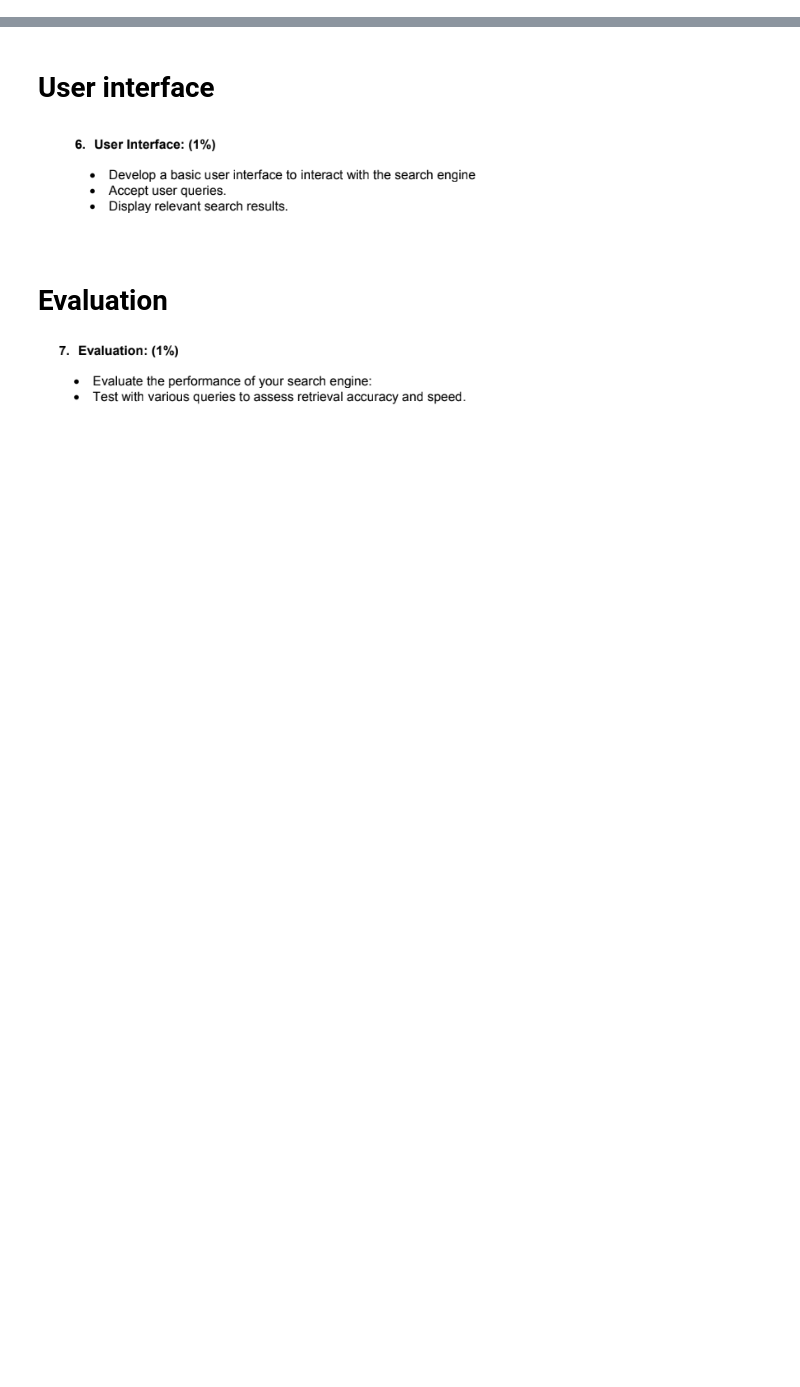
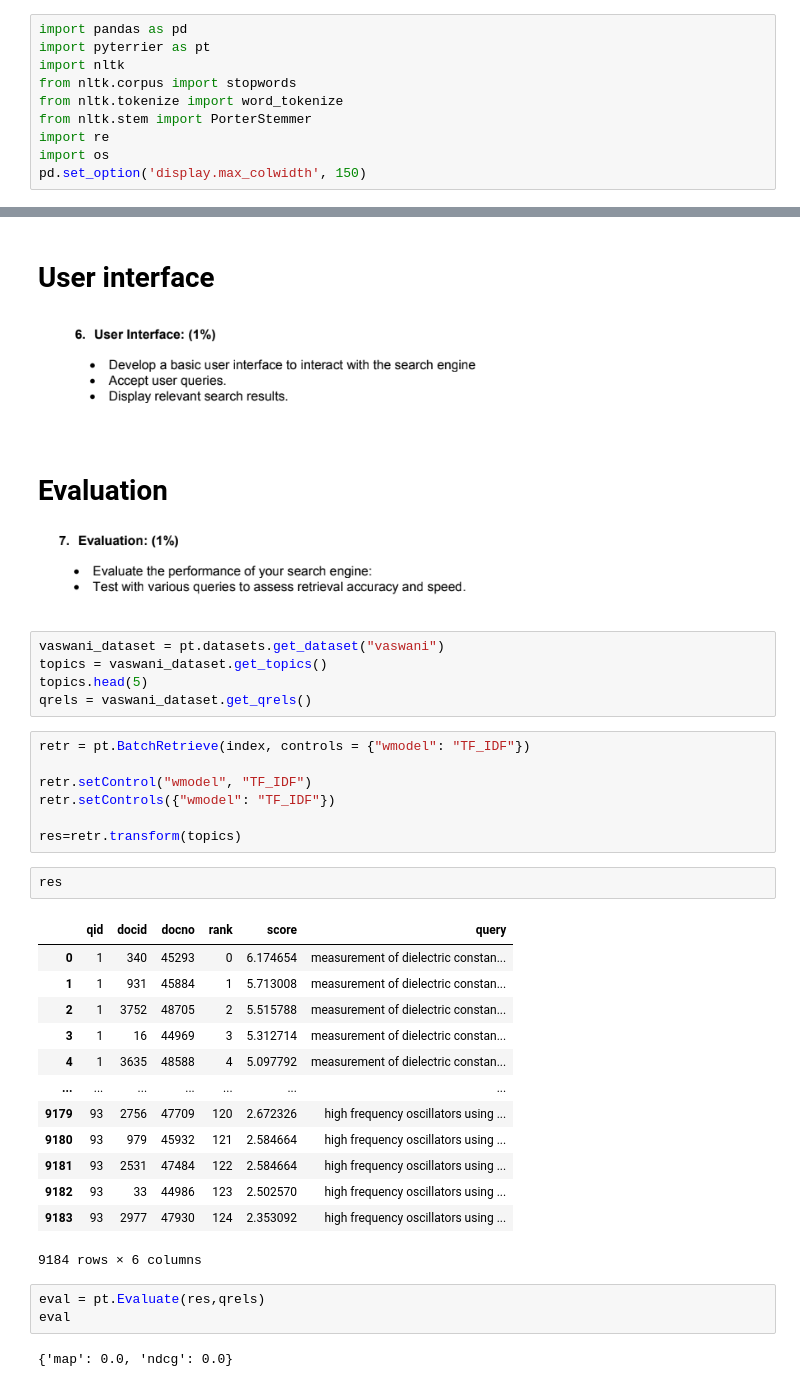
Before and after one commit to Bosy-Ayman/Basic-Search-Engine, a Jupyter notebook: Search_Engine.ipynb, the cells around one changed output, grey strips where cells are left out. Saved outputs shown, nothing was run; the diff lists cells and outputs as text; blank space fills up the shorter version.

```diff
--- a/Search_Engine.ipynb
+++ b/Search_Engine.ipynb
@@ -235,3 +246,13 @@ top_relevant
+# %%
+import pandas as pd
+import pyterrier as pt
+import nltk
+from nltk.corpus import stopwords
+from nltk.tokenize import word_tokenize
+from nltk.stem import PorterStemmer
+import re
+import os
+pd.set_option('display.max_colwidth', 150)
 # %% [markdown]
 # Query Expansion
 ![image.png](embedded-picture-1)
@@ -268,3 +294,36 @@ UnboundLocalError: local variable 'allennlp' referenced before assignment
 # %% [markdown]
 # Evaluation
 ![image.png](embedded-picture-1)
+# %%
+vaswani_dataset = pt.datasets.get_dataset("vaswani")
+topics = vaswani_dataset.get_topics()
+topics.head(5)
+qrels = vaswani_dataset.get_qrels()
+# %%
+retr = pt.BatchRetrieve(index, controls = {"wmodel": "TF_IDF"})
+
+retr.setControl("wmodel", "TF_IDF")
+retr.setControls({"wmodel": "TF_IDF"})
+
+res=retr.transform(topics)
+# %%
+res
+# %% [output]
+|  | qid | docid | docno | rank | score | query |
+| 0 | 1 | 340 | 45293 | 0 | 6.174654 | measurement of dielectric constan... |
+| 1 | 1 | 931 | 45884 | 1 | 5.713008 | measurement of dielectric constan... |
+| 2 | 1 | 3752 | 48705 | 2 | 5.515788 | measurement of dielectric constan... |
+| 3 | 1 | 16 | 44969 | 3 | 5.312714 | measurement of dielectric constan... |
+| 4 | 1 | 3635 | 48588 | 4 | 5.097792 | measurement of dielectric constan... |
+| ... | ... | ... | ... | ... | ... | ... |
+| 9179 | 93 | 2756 | 47709 | 120 | 2.672326 | high frequency oscillators using ... |
+| 9180 | 93 | 979 | 45932 | 121 | 2.584664 | high frequency oscillators using ... |
+| 9181 | 93 | 2531 | 47484 | 122 | 2.584664 | high frequency oscillators using ... |
+| 9182 | 93 | 33 | 44986 | 123 | 2.502570 | high frequency oscillators using ... |
+| 9183 | 93 | 2977 | 47930 | 124 | 2.353092 | high frequency oscillators using ... |
+9184 rows × 6 columns
+# %%
+eval = pt.Evaluate(res,qrels)
+eval
+# %% [output]
+{'map': 0.0, 'ndcg': 0.0}
```
Also changed, not shown: parts of 17 cells of this notebook.
